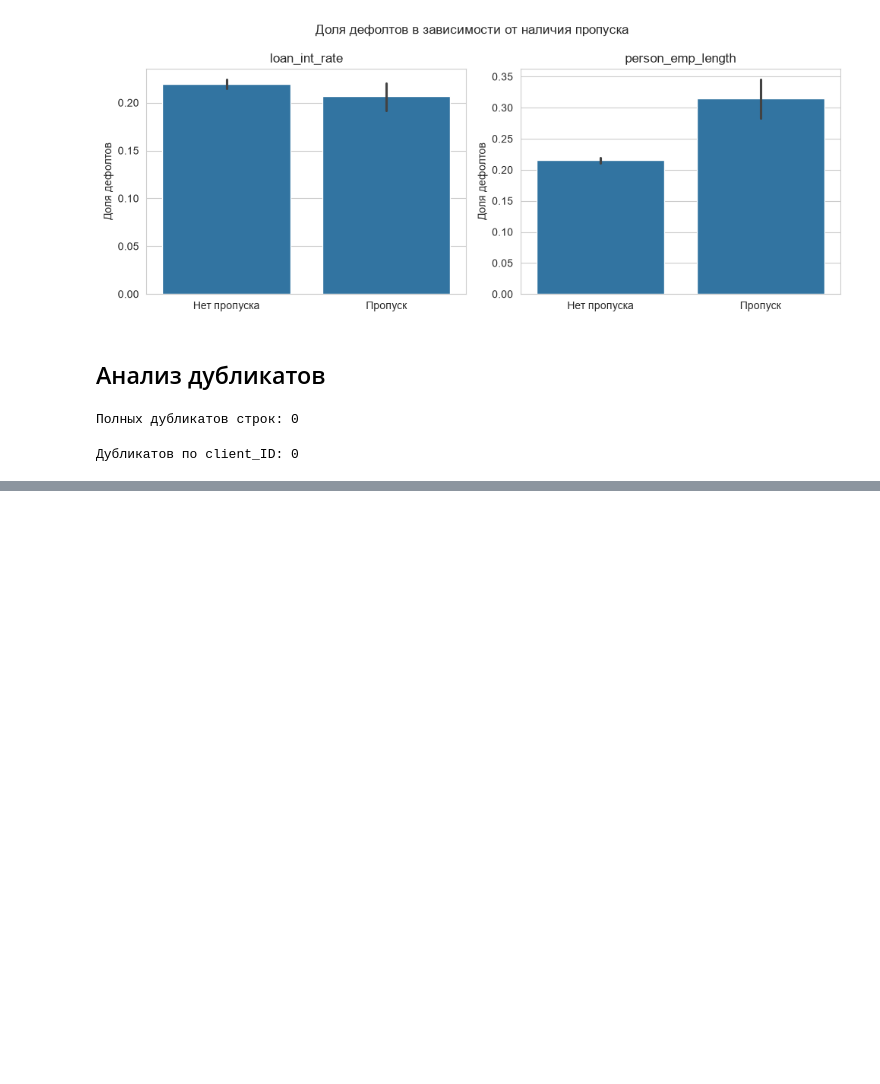
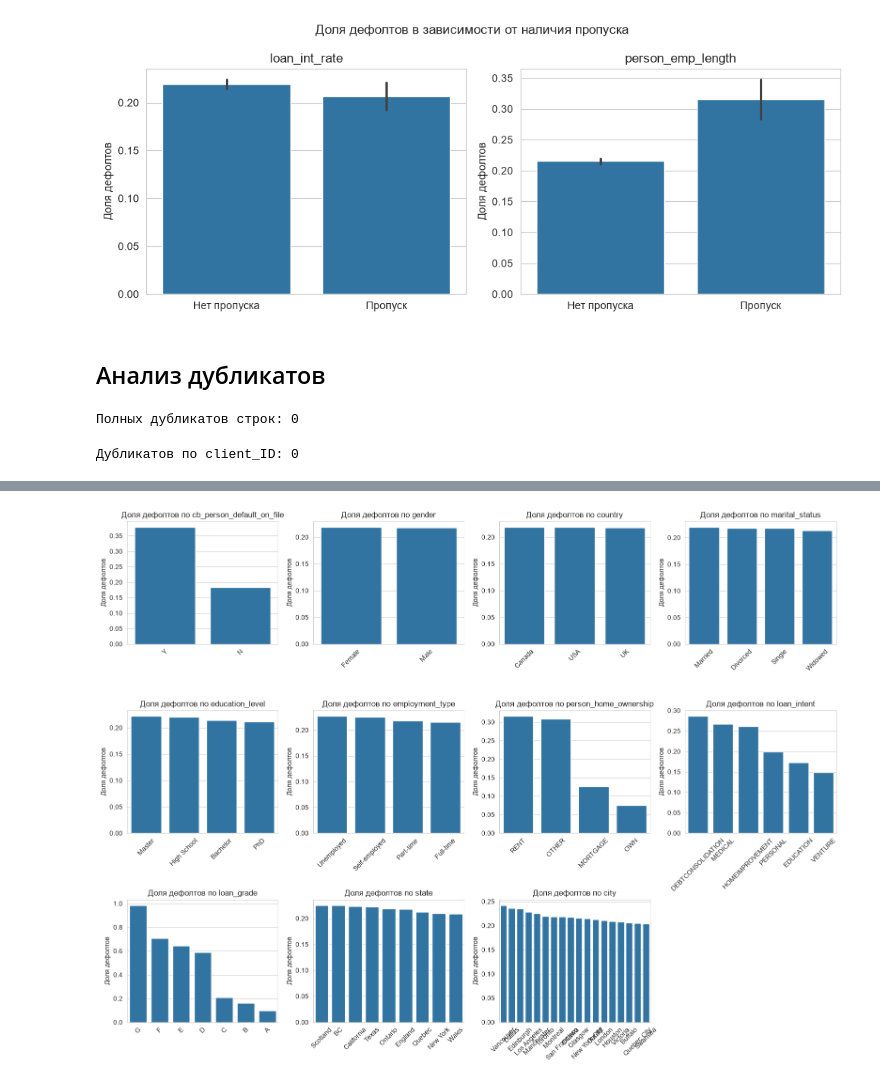
Before and after one commit to null-route-dev/credit-risk-classification, a Jupyter notebook: notebooks/01_eda_analysis.ipynb, the cells around one changed output, grey strips where cells are left out. Cells and saved outputs as stored; diff of their text form; code cells hidden in the pictures; blank space fills up the shorter version.

```diff
--- a/notebooks/01_eda_analysis.ipynb
+++ b/notebooks/01_eda_analysis.ipynb
@@ -274,0 +362,14 @@ print(f"Дубликатов по client_ID: {df.duplicated(subset="client_ID").
+# %%
+# Таблица долей дефолтов по строковым категориальным признакам
+cat_features_str = [
+    "cb_person_default_on_file", "gender", "country", "marital_status",
+    "education_level", "employment_type", "person_home_ownership",
+    "loan_intent", "loan_grade", "state", "city"
+]
+
+print("Доля дефолтов по строковым категориальным признакам:")
+
+for col in cat_features_str:
+    default_rate = df.groupby(col)["loan_status"].mean().sort_values(ascending=False)
+    print(f"\n{col}:")
+    display(default_rate.to_frame("Доля дефолтов"))
@@ -274,0 +417,20 @@ print(f"Дубликатов по client_ID: {df.duplicated(subset="client_ID").
+# %%
+# Визуализация долей дефолтов по строковым категориальным признакам
+fig, axes = plt.subplots(3, 4, figsize=(16, 12))
+axes = axes.flatten()
+
+for i, col in enumerate(cat_features_str):
+    default_rate = df.groupby(col)["loan_status"].mean().sort_values(ascending=False)
+    sns.barplot(x=default_rate.index, y=default_rate.values, ax=axes[i])
+    axes[i].set_title(f"Доля дефолтов по {col}")
+    axes[i].set_ylabel("Доля дефолтов")
+    axes[i].set_xlabel("")
+    axes[i].tick_params(axis="x", rotation=45)
+
+for j in range(len(cat_features_str), len(axes)):
+    fig.delaxes(axes[j])
+
+plt.tight_layout()
+plt.show()
+# %% [output]
+[figure, added]
```
Also changed, not shown: parts of 8 cells of this notebook.
